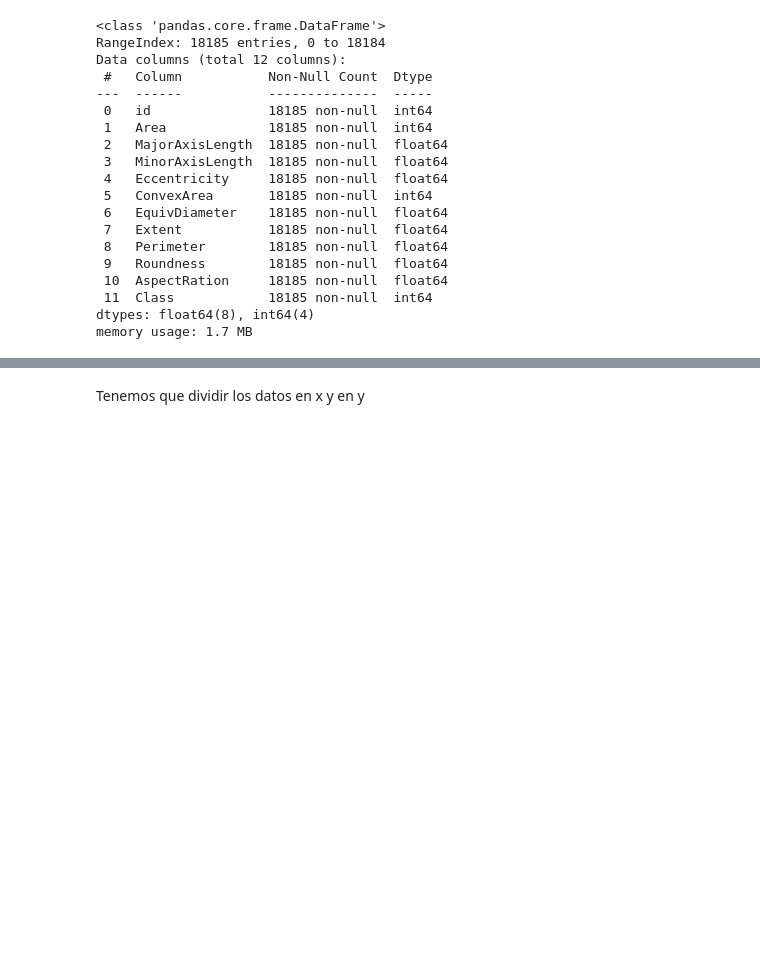
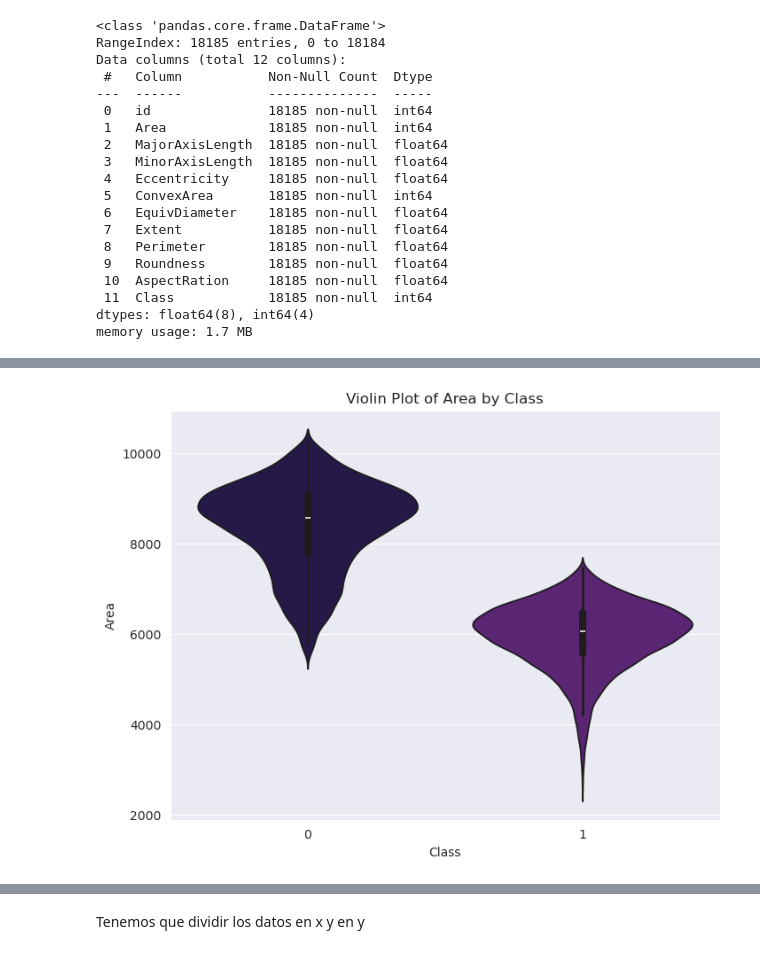
Before and after one commit to TalentoTech-IAA-2024/proyecto, a Jupyter notebook: Parte_1-3_Proyecto.ipynb, the cells around one changed output, grey strips where cells are left out. Drawn from its saved outputs; the diff is of its cells as text; code cells hidden in the pictures; blank space fills up the shorter version.

```diff
--- a/Parte_1-3_Proyecto.ipynb
+++ b/Parte_1-3_Proyecto.ipynb
@@ -82,0 +104,7 @@ sns.countplot(data=data,x='Class');
+# %%
+plt.figure(figsize=(8, 6))
+sns.violinplot(x='Class', y='Area', data=data, hue='Class', legend=False)
+plt.title('Violin Plot of Area by Class')
+plt.show()
+# %% [output]
+[figure, added]
```
Also changed, not shown: parts of 38 cells of this notebook.
